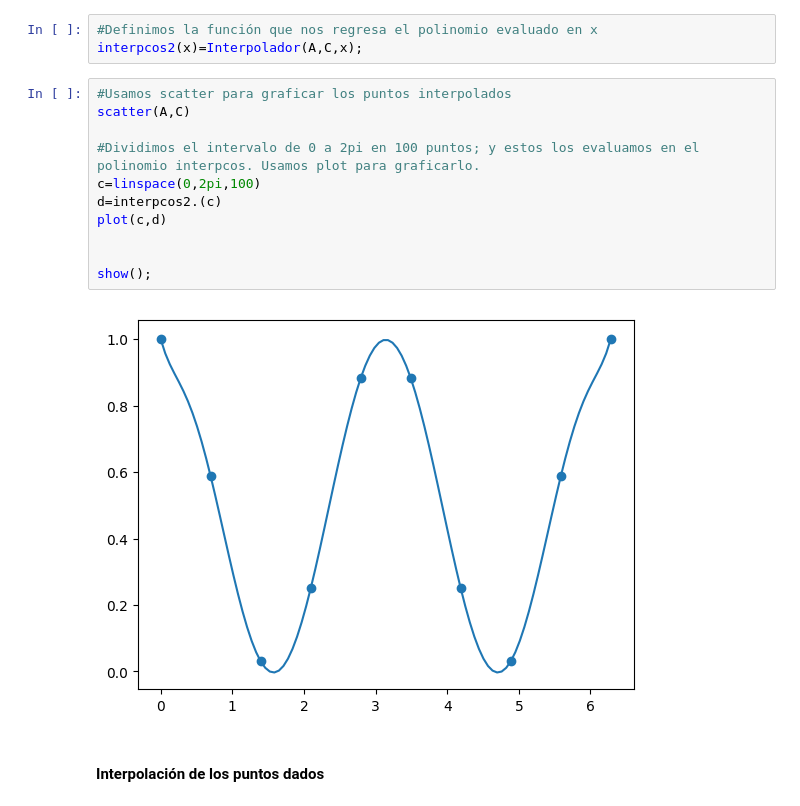
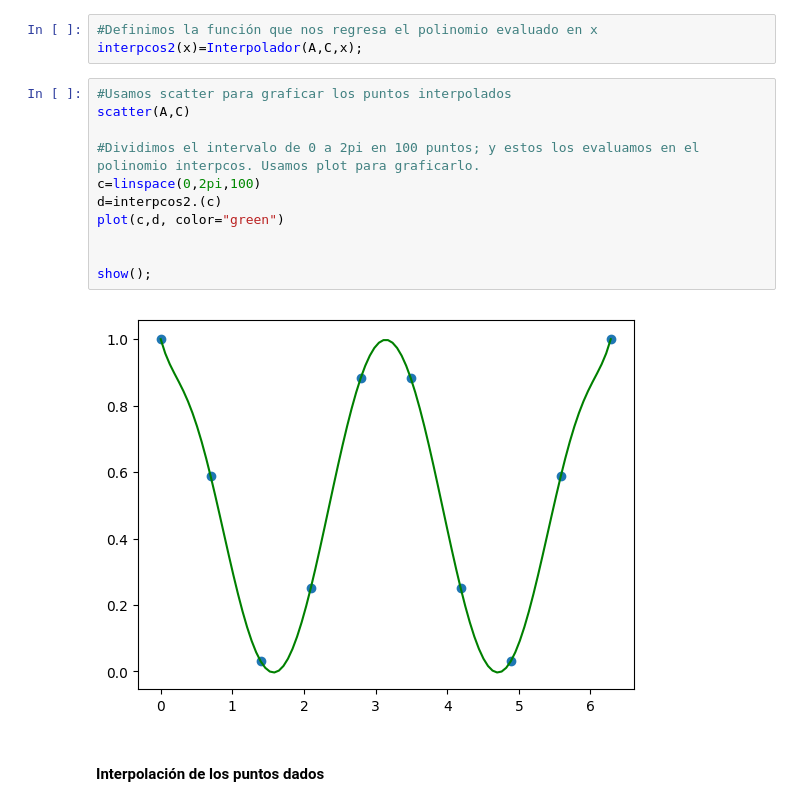
Before and after one commit to alexzpi/Fisica_Computacional_Perez_Fernandez, a Jupyter notebook: Tarea_7.ipynb, the cells around one changed output. Cells and saved outputs as stored; diff of their text form.

```diff
--- a/Tarea_7.ipynb
+++ b/Tarea_7.ipynb
@@ -151,16 +158,16 @@ interpcos2(x)=Interpolador(A,C,x);
 # %%
 #Usamos scatter para graficar los puntos interpolados
 scatter(A,C)
 
 #Dividimos el intervalo de 0 a 2pi en 100 puntos; y estos los evaluamos en el polinomio interpcos. Usamos plot para graficarlo.
 c=linspace(0,2pi,100)
 d=interpcos2.(c)
-plot(c,d)
+plot(c,d, color="green")
 
 
 show();
 # %% [output]
-[figure, old version]
+[figure, new version]
 # %% [markdown]
 #### Interpolación de los puntos dados
 # %%
```
Also changed, not shown: parts of 18 cells of this notebook.
